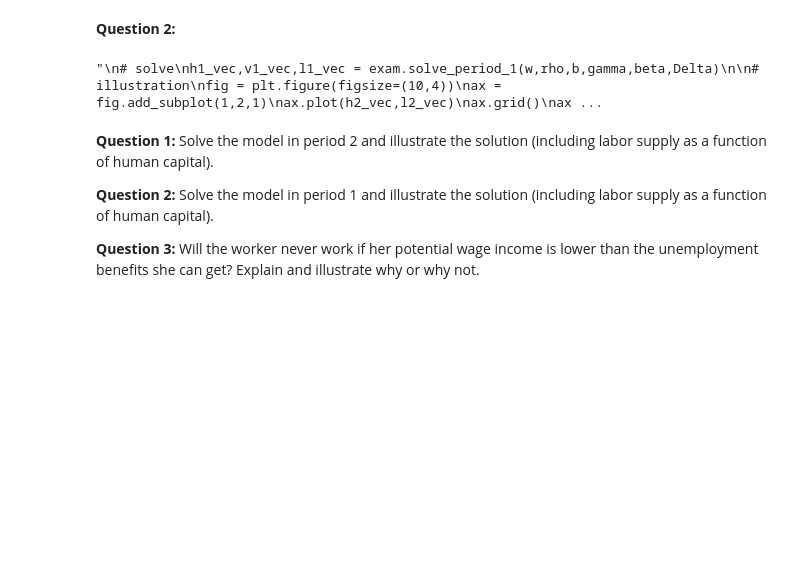
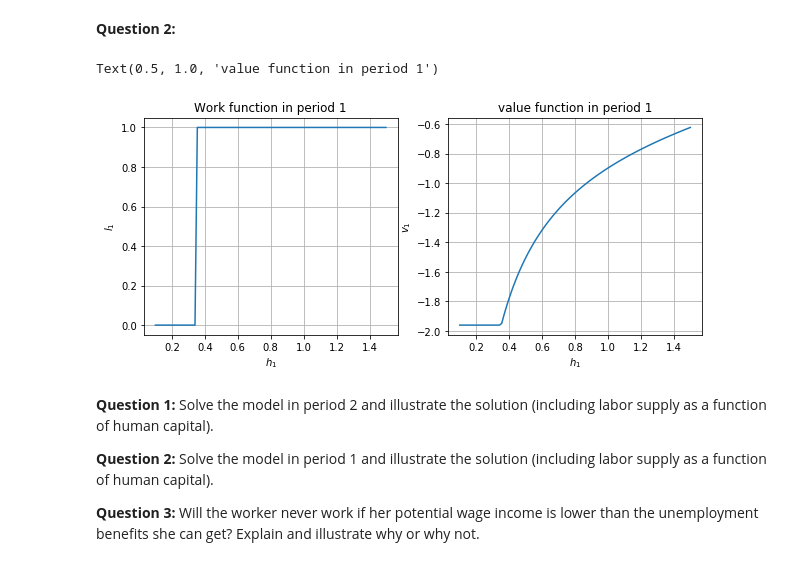
Before and after one commit to KristinaMariaSoerensen/projects-2019-chx, a Jupyter notebook: examproject/exam_2019.ipynb, the cells around one changed output. Drawn from its saved outputs; the diff is of its cells as text; code cells hidden in the pictures; blank space fills up the shorter version.

```diff
--- a/examproject/exam_2019.ipynb
+++ b/examproject/exam_2019.ipynb
@@ -131,29 +137,31 @@ ax.set_ylim([-99,-101]);
 # %% [markdown]
 **Question 2:**
 # %%
-"""
+v2_interp = exam.v2_interp(h2_vec,v2_vec)
+
+h1_vec = np.linspace(0.1,1.5,100)
+
 # solve
-h1_vec,v1_vec,l1_vec = exam.solve_period_1(w,rho,b,gamma,beta,Delta)
+v1_vec,l1_vec = exam.solve_period_1(w,rho,b,gamma,beta,Delta,v2_interp)
 
 # illustration
 fig = plt.figure(figsize=(10,4))
 ax = fig.add_subplot(1,2,1)
-ax.plot(h2_vec,l2_vec)
+ax.plot(h1_vec,l1_vec)
 ax.grid()
-ax.set_xlabel('$h_2$')
-ax.set_ylabel('$l_2$')
-ax.set_title('Work function in period 2')
+ax.set_xlabel('$h_1$')
+ax.set_ylabel('$l_1$')
+ax.set_title('Work function in period 1')
 
 ax = fig.add_subplot(1,2,2)
-ax.plot(h2_vec,v2_vec)
+ax.plot(h1_vec,v1_vec)
 ax.grid()
-ax.set_xlabel('$h_2$')
-ax.set_ylabel('$v_2$')
-ax.set_title('value function in period 2')
-ax.set_ylim([-99,-101]);
-"""
+ax.set_xlabel('$h_1$')
+ax.set_ylabel('$v_1$')
+ax.set_title('value function in period 1')
 # %% [output]
-"\n# solve\nh1_vec,v1_vec,l1_vec = exam.solve_period_1(w,rho,b,gamma,beta,Delta)\n\n# illustration\nfig = plt.figure(figsize=(10,4))\nax = fig.add_subplot(1,2,1)\nax.plot(h2_vec,l2_vec)\nax.grid()\nax ...
+Text(0.5, 1.0, 'value function in period 1')
+[figure, added]
 # %% [markdown]
 **Question 1:** Solve the model in period 2 and illustrate the solution (including labor supply as a function of human capital).
 
```
Also changed, not shown: parts of 8 cells of this notebook, 1 other file.
